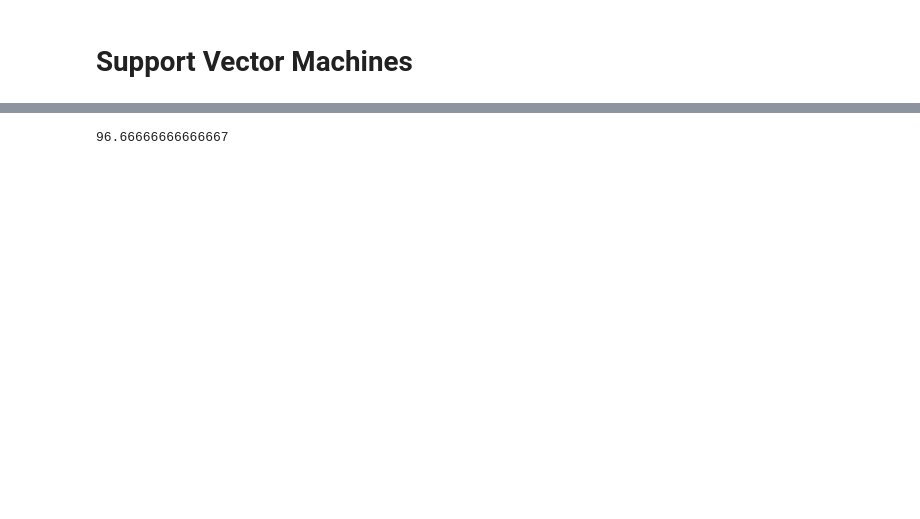
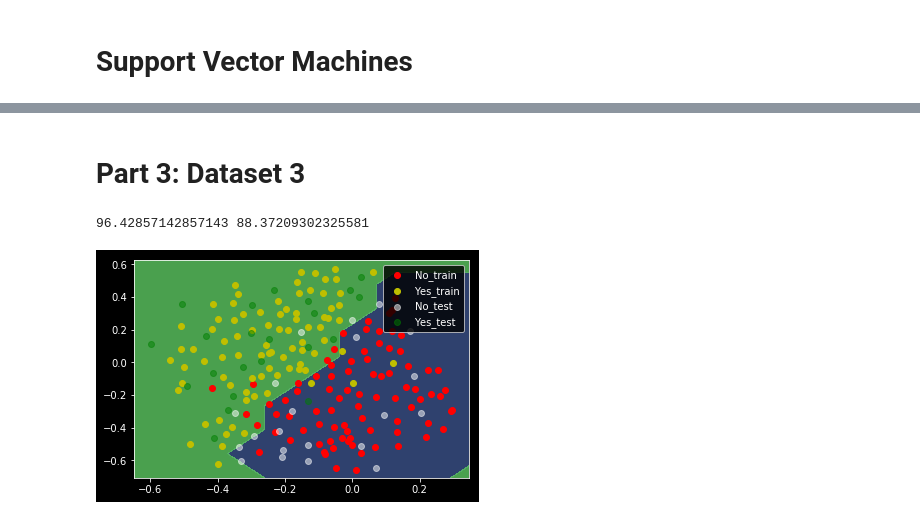
Before and after one commit to umakantv/courser_ml_using_python, a Jupyter notebook: machine-learning-ex6/ex6/ex6.ipynb, the cells around one changed output, grey strips where cells are left out. Drawn from its saved outputs; the diff is of its cells as text; code cells hidden in the pictures; blank space fills up the shorter version.

```diff
--- a/machine-learning-ex6/ex6/ex6.ipynb
+++ b/machine-learning-ex6/ex6/ex6.ipynb
@@ -15,0 +10,2 @@ names = data['target_names']
+# %%
+data = sio.loadmat('Practice\Machine Learning\machine-learning-ex6\ex6\ex6data1.mat')
@@ -98,6 +104,52 @@ plt.show()
-# %%
-pre = clf2.predict(Xreduced)
-acc = y[pre==y].size/y.size*100
-print(acc)
-# %% [output]
-96.66666666666667
+# %% [markdown]
+# Part 3: Dataset 3
+# %%
+data = sio.loadmat('Practice\Machine Learning\machine-learning-ex6\ex6\ex6data3.mat')
+X = data['X']
+y = data['y'].ravel()
+
+from sklearn.model_selection import train_test_split
+X_train, X_test, y_train, y_test = train_test_split(X, y, test_size=0.20)
+# %%
+C, sigma = 3, 0.1
+gamma = 1/(2*sigma**2)
+model3 = svm.SVC(C=C, gamma=gamma, kernel='rbf')
+model3.fit(X_train, y_train)
+acc_test = y_test[y_test==model3.predict(X_test)].size/y_test.size*100
+acc_train = y_train[y_train==model3.predict(X_train)].size/y_train.size*100
+print(acc_train, acc_test)
+
+        # print(model3.coef_, model3.intercept_)
+# print(acc)
+# %% [output]
+96.42857142857143 88.37209302325581
+# %%
+# w = model3.coef_
+# c = model3.intercept_
+# w1 = w[0][0]
+# w2 = w[0][1]
+# c = c[0]
+x0 = np.linspace(X[:, 0].min()-0.05, X[:, 0].max()+0.05, 10)
+x1 = np.linspace(X[:, 1].min()-0.05, X[:, 1].max()+0.05, 10)
+x0, x1 = np.meshgrid(x0, x1)
+z = model3.predict(np.c_[x0.ravel(), x1.ravel()])
+z = z.reshape(x0.shape)
+
+fig, ax = plt.subplots(1)
+
+# xp = np.linspace(X[:, 0].min(), X[:, 0].max(), 100)
+
+# yp = -(xp*w1 + c)/w2
+# ax.plot(xp, yp, 'w-')
+
+ax.contourf(x0, x1, z, levels=1, alpha=0.8)
+ax.scatter(X_train[y_train==0, 0], X_train[y_train==0, 1], c='r', label='No_train')
+ax.scatter(X_train[y_train==1, 0], X_train[y_train==1, 1], c='y', label='Yes_train')
+
+ax.scatter(X_test[y_test==0, 0], X_test[y_test==0, 1], c='w', label='No_test', alpha=0.5)
+ax.scatter(X_test[y_test==1, 0], X_test[y_test==1, 1], c='g', label='Yes_test', alpha=0.5)
+
+ax.legend()
+plt.show()
+# %% [output]
+[figure, added]
```
Also changed, not shown: parts of 20 cells of this notebook, 4 other files.
